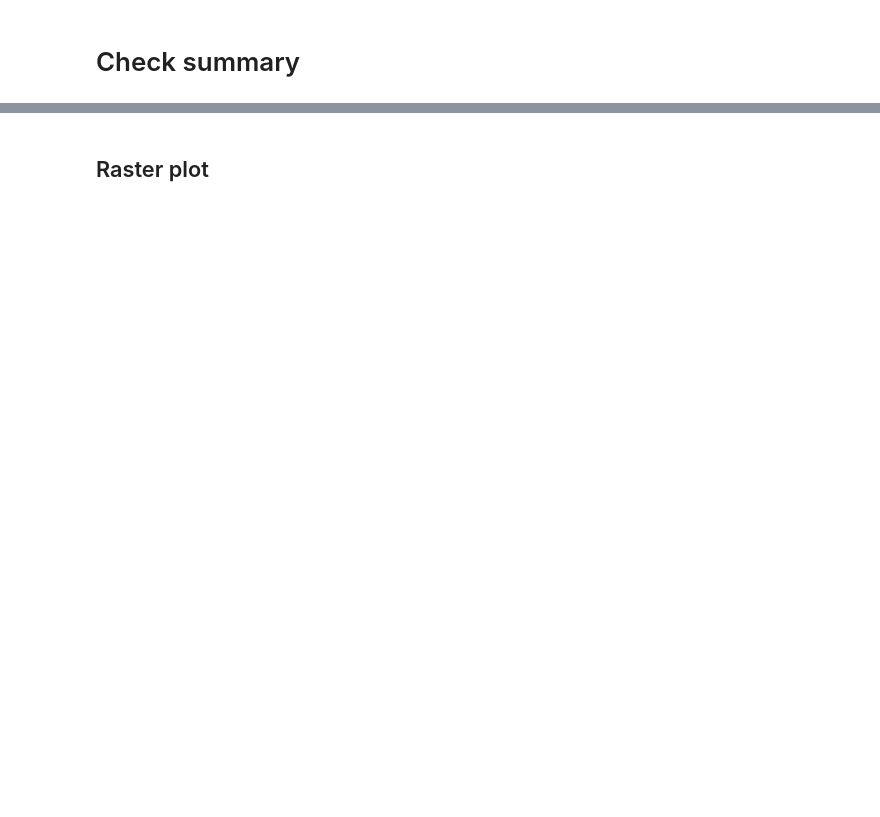
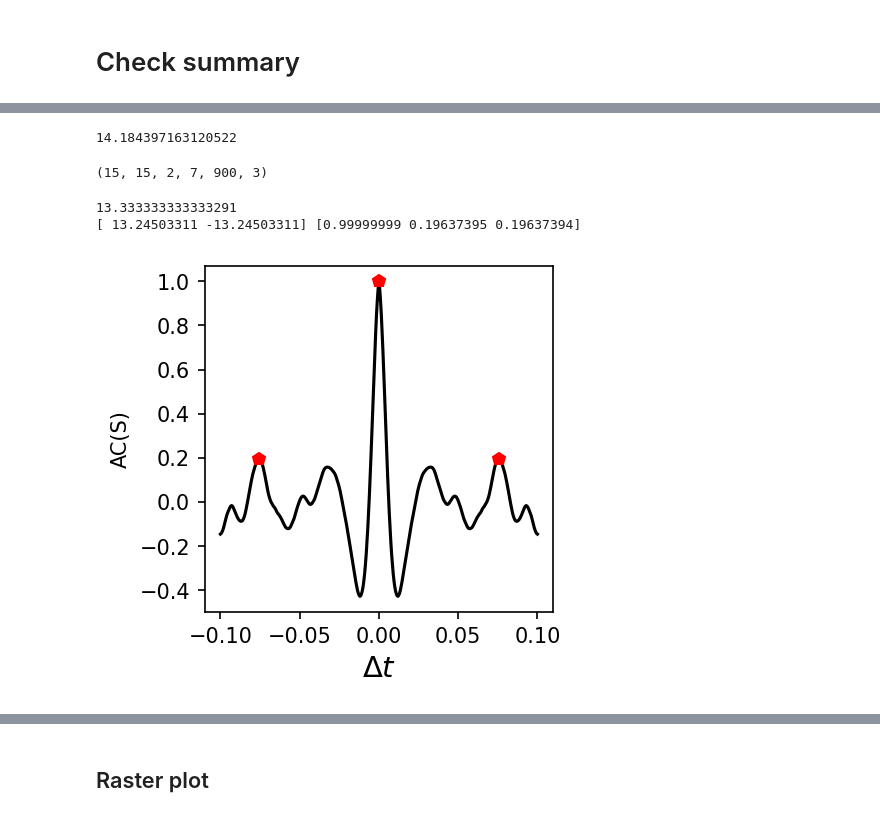
Before and after one commit to jyKim-97/hh_neuralnet, a Jupyter notebook: three_pop_mpi/asym_link_analysis.ipynb, the cells around one changed output, grey strips where cells are left out. Drawn from its saved outputs; the diff is of its cells as text; code cells hidden in the pictures; blank space fills up the shorter version.

Commit message:
add hhsignal & update analysis

```diff
--- a/three_pop_mpi/asym_link_analysis.ipynb
+++ b/three_pop_mpi/asym_link_analysis.ipynb
@@ -12,2 +12,5 @@ importlib.reload(hhtools)
+# %%
+plt.rcParams["figure.dpi"] = 150
+plt.rcParams["figure.facecolor"] = "w"
 # %% [markdown]
 # Check summary
@@ -259,0 +49,7 @@ print(t_cc)
+# %%
+obj = hhtools.SummaryLoader("./asym_link_full/")
+print(obj.summary["chi"].shape)
+print(obj.controls.keys())
+
+# correction
+obj.summary["chi"][:,:,:,:,24:48,0] = np.nan
@@ -259,0 +58,2 @@ print(t_cc)
+# %%
+data = obj.load_detail(5, 1, 1, 5, 1)
@@ -259,0 +80,5 @@ print(t_cc)
+# %%
+import pickle as pkl
+with open("./asym_link_full_out.pkl", "rb") as fp:
+# with open("./tmp_out.pkl", "rb") as fp:
+    order_dyna = pkl.load(fp)
@@ -259,0 +278,36 @@ print(t_cc)
+# %%
+print(1/order_dyna['ac2_lag'][0,0,0,0,0,1])
+# %% [output]
+14.184397163120522
+# %%
+print(order_dyna['ac2_lag'].shape)
+# %% [output]
+(15, 15, 2, 7, 900, 3)
+# %%
+importlib.reload(hhsignal)
+
+data = obj.load_detail(0, 0, 0, 3, 3)
+
+print(1/order_dyna['ac2_lag'][0,0,0,5,500,1])
+
+# data = obj.load_detail(2, 6, 1, 5, 0)
+
+t0 = 2
+wbin_t = 1
+idt = (data["ts"] >= t0) & (data["ts"] < t0+wbin_t)
+
+cc, tlag = hhsignal.get_correlation(data["vlfp"][1][idt], data["vlfp"][1][idt], 2000, max_lag=0.1)
+idp = hhsignal.find_corr_peaks(cc)
+
+plt.figure(figsize=(3, 3))
+plt.plot(tlag, cc, 'k', label="AC(S)")
+plt.plot(tlag[idp], cc[idp], 'rp', label="modified")
+# plt.legend(fontsize=10, loc="upper left")
+print(1/(tlag[idp][1:]), cc[idp])
+plt.xlabel(r"$\Delta t$", fontsize=14)
+plt.ylabel("AC(S)")
+plt.show()
+# %% [output]
+13.333333333333291
+[ 13.24503311 -13.24503311] [0.99999999 0.19637395 0.19637394]
+[figure, added]
```
Also changed, not shown: parts of 72 cells of this notebook, 1 other file.
